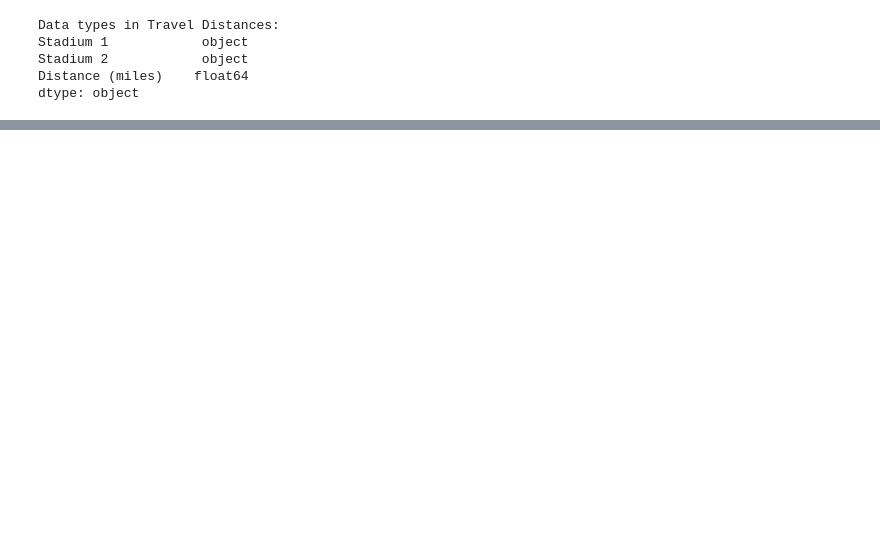
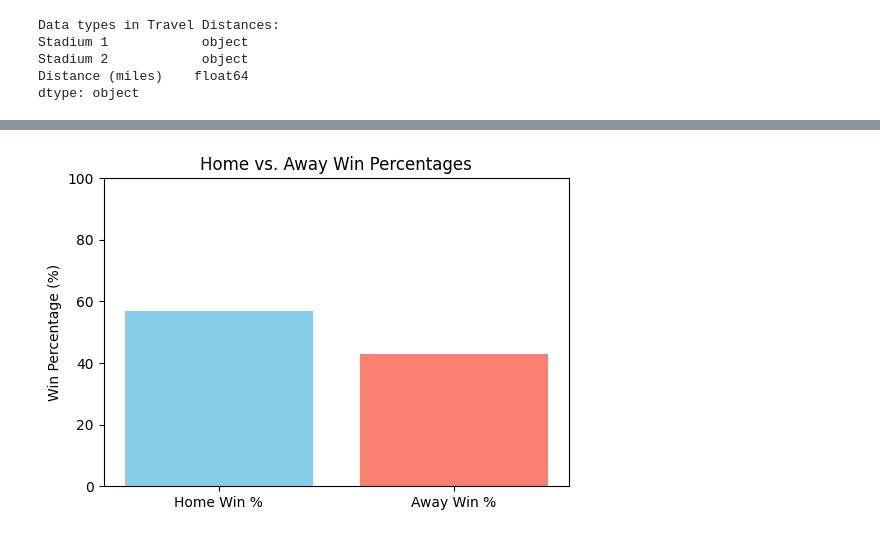
Before and after one commit to AlexDieterr/home-field-advantage, a Jupyter notebook: analysis.ipynb, the cells around one changed output, grey strips where cells are left out. Saved outputs shown, nothing was run; the diff lists cells and outputs as text; code cells hidden in the pictures; blank space fills up the shorter version.

```diff
--- a/analysis.ipynb
+++ b/analysis.ipynb
@@ -846,0 +135,4 @@ plt.show()
+# %%
+travel_distances = pd.read_csv('../stadium_distances.csv')
+
+travel_distances.head()
@@ -846,0 +148,3 @@ plt.show()
+# %%
+travel_distances = travel_distances.drop(travel_distances.columns[0], axis=1)
+travel_distances.head()
@@ -846,0 +264,3 @@ plt.show()
+# %%
+game_data = game_data.drop(columns=['weather_humidity', 'schedule_week'])
+game_data.head()
@@ -846,0 +449,17 @@ plt.show()
+# %%
+travel_bins = [1, 660, 1320, 1980, 2640, 3300]
+
+bin_labels = ['very short', 'short', 'medium', 'long', 'very long']
+
+merged_game_data['travel_distance_bin'] = pd.cut(
+    merged_game_data['distance'],
+    bins=travel_bins,
+    labels=bin_labels,
+    include_lowest=True
+)
+#This code is to expilcitiy set a bin with a distance of 0 to 'no travel' for teams that share stadiums with one another.
+merged_game_data['travel_distance_bin'] = merged_game_data['travel_distance_bin'].cat.add_categories('no travel')
+
+merged_game_data.loc[merged_game_data['distance'] == 0, 'travel_distance_bin'] = 'no travel'
+
+merged_game_data[['distance', 'travel_distance_bin']].head()
@@ -846,0 +488,15 @@ plt.show()
+# %%
+home_win_percentage = merged_game_data['home_team_won'].mean() * 100
+away_win_percentage = (1 - merged_game_data['home_team_won']).mean() * 100
+
+win_percentages = [home_win_percentage, away_win_percentage]
+labels = ['Home Win %', 'Away Win %']
+
+plt.figure(figsize=(6, 4))
+plt.bar(labels, win_percentages, color=['skyblue', 'salmon'])
+plt.title('Home vs. Away Win Percentages')
+plt.ylabel('Win Percentage (%)')
+plt.ylim(0, 100)
+plt.show()
+# %% [output]
+[figure, added]
```
Also changed, not shown: parts of 198 cells of this notebook.
